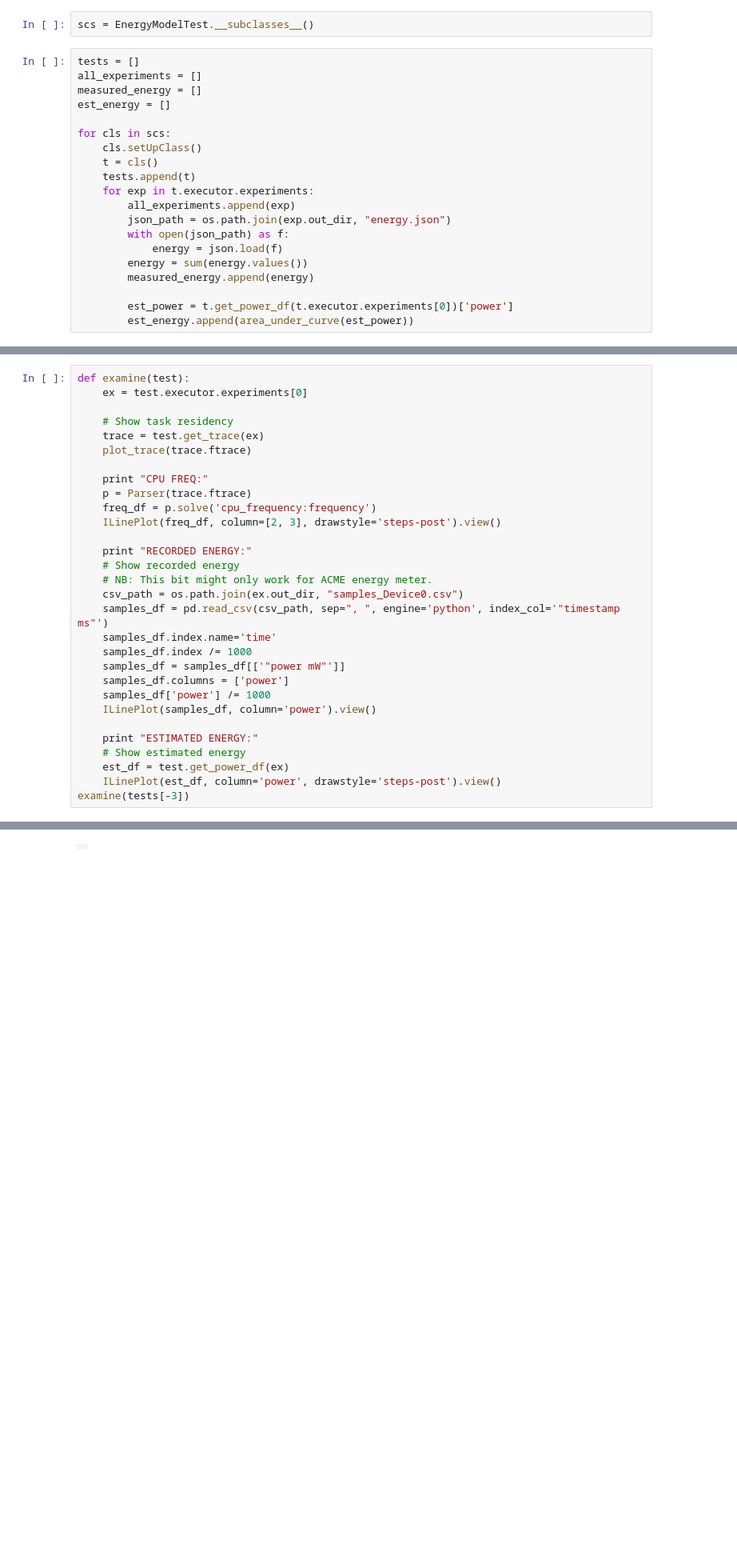
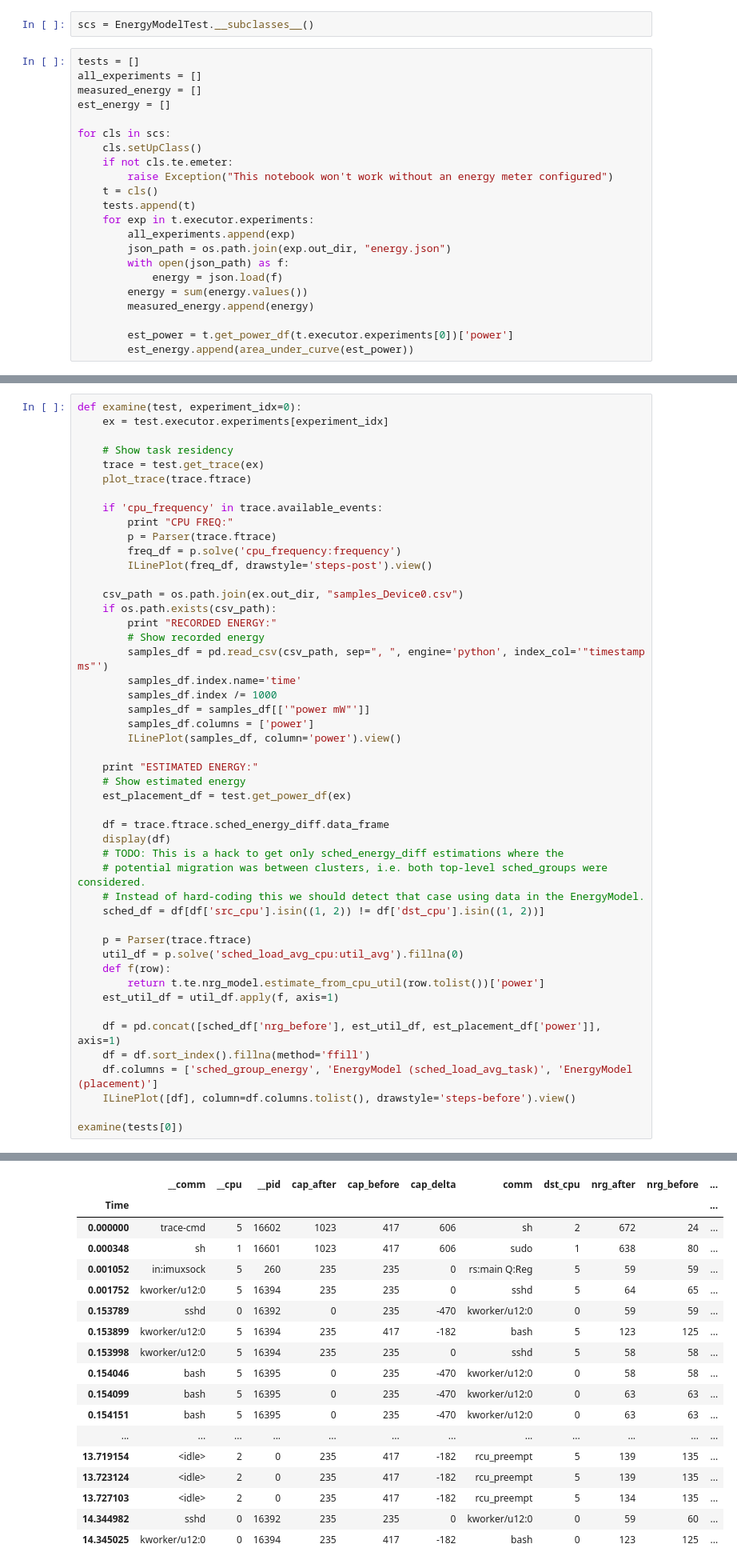
Before and after one commit to bjackman/lisa, a Jupyter notebook: ipynb/Energy_Model_Eval.ipynb, the cells around one changed output, grey strips where cells are left out. Shown at 80% size. Drawn from its saved outputs; the diff is of its cells as text; blank space fills up the shorter version.

```diff
--- a/ipynb/Energy_Model_Eval.ipynb
+++ b/ipynb/Energy_Model_Eval.ipynb
@@ -41,6 +44,8 @@ est_energy = []
 
 for cls in scs:
     cls.setUpClass()
+    if not cls.te.emeter:
+        raise Exception("This notebook won't work without an energy meter configured")
     t = cls()
     tests.append(t)
     for exp in t.executor.experiments:
@@ -222,31 +217,49 @@ tests
 # %%
-def examine(test):
-    ex = test.executor.experiments[0]
+def examine(test, experiment_idx=0):
+    ex = test.executor.experiments[experiment_idx]
 
     # Show task residency
     trace = test.get_trace(ex)
     plot_trace(trace.ftrace)
 
-    print "CPU FREQ:"
-    p = Parser(trace.ftrace)
-    freq_df = p.solve('cpu_frequency:frequency')
-    ILinePlot(freq_df, column=[2, 3], drawstyle='steps-post').view()
+    if 'cpu_frequency' in trace.available_events:
+        print "CPU FREQ:"
+        p = Parser(trace.ftrace)
+        freq_df = p.solve('cpu_frequency:frequency')
+        ILinePlot(freq_df, drawstyle='steps-post').view()
 
-    print "RECORDED ENERGY:"
-    # Show recorded energy
-    # NB: This bit might only work for ACME energy meter.
     csv_path = os.path.join(ex.out_dir, "samples_Device0.csv")
-    samples_df = pd.read_csv(csv_path, sep=", ", engine='python', index_col='"timestamp ms"')
-    samples_df.index.name='time'
-    samples_df.index /= 1000
-    samples_df = samples_df[['"power mW"']]
-    samples_df.columns = ['power']
-    samples_df['power'] /= 1000
-    ILinePlot(samples_df, column='power').view()
+    if os.path.exists(csv_path):
+        print "RECORDED ENERGY:"
+        # Show recorded energy
+        samples_df = pd.read_csv(csv_path, sep=", ", engine='python', index_col='"timestamp ms"')
+        samples_df.index.name='time'
+        samples_df.index /= 1000
+        samples_df = samples_df[['"power mW"']]
+        samples_df.columns = ['power']
+        ILinePlot(samples_df, column='power').view()
 
     print "ESTIMATED ENERGY:"
     # Show estimated energy
-    est_df = test.get_power_df(ex)
-    ILinePlot(est_df, column='power', drawstyle='steps-post').view()
-examine(tests[-3])
+    est_placement_df = test.get_power_df(ex)
+
+    df = trace.ftrace.sched_energy_diff.data_frame
+    display(df)
+    # TODO: This is a hack to get only sched_energy_diff estimations where the
+    # potential migration was between clusters, i.e. both top-level sched_groups were considered.
+    # Instead of hard-coding this we should detect that case using data in the EnergyModel.
+    sched_df = df[df['src_cpu'].isin((1, 2)) != df['dst_cpu'].isin((1, 2))]
+
+    p = Parser(trace.ftrace)
+    util_df = p.solve('sched_load_avg_cpu:util_avg').fillna(0)
+    def f(row):
+        return t.te.nrg_model.estimate_from_cpu_util(row.tolist())['power']
+    est_util_df = util_df.apply(f, axis=1)
+
+    df = pd.concat([sched_df['nrg_before'], est_util_df, est_placement_df['power']], axis=1)
+    df = df.sort_index().fillna(method='ffill')
+    df.columns = ['sched_group_energy', 'EnergyModel (sched_load_avg_task)', 'EnergyModel (placement)']
+    ILinePlot([df], column=df.columns.tolist(), drawstyle='steps-before').view()
+
+examine(tests[0])
 # %% [output]
@@ -256,2 +270,18 @@ CPU FREQ:
-|  |
-|  |
+|  | __comm | __cpu | __pid | cap_after | cap_before | cap_delta | comm | dst_cpu | nrg_after | nrg_before | ... |
+| Time |  |  |  |  |  |  |  |  |  |  | ... |
+| 0.000000 | trace-cmd | 5 | 16602 | 1023 | 417 | 606 | sh | 2 | 672 | 24 | ... |
+| 0.000348 | sh | 1 | 16601 | 1023 | 417 | 606 | sudo | 1 | 638 | 80 | ... |
+| 0.001052 | in:imuxsock | 5 | 260 | 235 | 235 | 0 | rs:main Q:Reg | 5 | 59 | 59 | ... |
+| 0.001752 | kworker/u12:0 | 5 | 16394 | 235 | 235 | 0 | sshd | 5 | 64 | 65 | ... |
+| 0.153789 | sshd | 0 | 16392 | 0 | 235 | -470 | kworker/u12:0 | 0 | 59 | 59 | ... |
+| 0.153899 | kworker/u12:0 | 5 | 16394 | 235 | 417 | -182 | bash | 5 | 123 | 125 | ... |
+| 0.153998 | kworker/u12:0 | 5 | 16394 | 235 | 235 | 0 | sshd | 5 | 58 | 58 | ... |
+| 0.154046 | bash | 5 | 16395 | 0 | 235 | -470 | kworker/u12:0 | 0 | 58 | 58 | ... |
+| 0.154099 | bash | 5 | 16395 | 0 | 235 | -470 | kworker/u12:0 | 0 | 63 | 63 | ... |
+| 0.154151 | bash | 5 | 16395 | 0 | 235 | -470 | kworker/u12:0 | 0 | 63 | 63 | ... |
+| ... | ... | ... | ... | ... | ... | ... | ... | ... | ... | ... | ... |
+| 13.719154 | <idle> | 2 | 0 | 235 | 417 | -182 | rcu_preempt | 5 | 139 | 135 | ... |
+| 13.723124 | <idle> | 2 | 0 | 235 | 417 | -182 | rcu_preempt | 5 | 139 | 135 | ... |
+| 13.727103 | <idle> | 2 | 0 | 235 | 417 | -182 | rcu_preempt | 5 | 134 | 135 | ... |
+| 14.344982 | sshd | 0 | 16392 | 235 | 235 | 0 | kworker/u12:0 | 0 | 59 | 60 | ... |
+| 14.345025 | kworker/u12:0 | 0 | 16394 | 235 | 417 | -182 | bash | 0 | 123 | 125 | ... |
```
Also changed, not shown: parts of 7 cells of this notebook.
